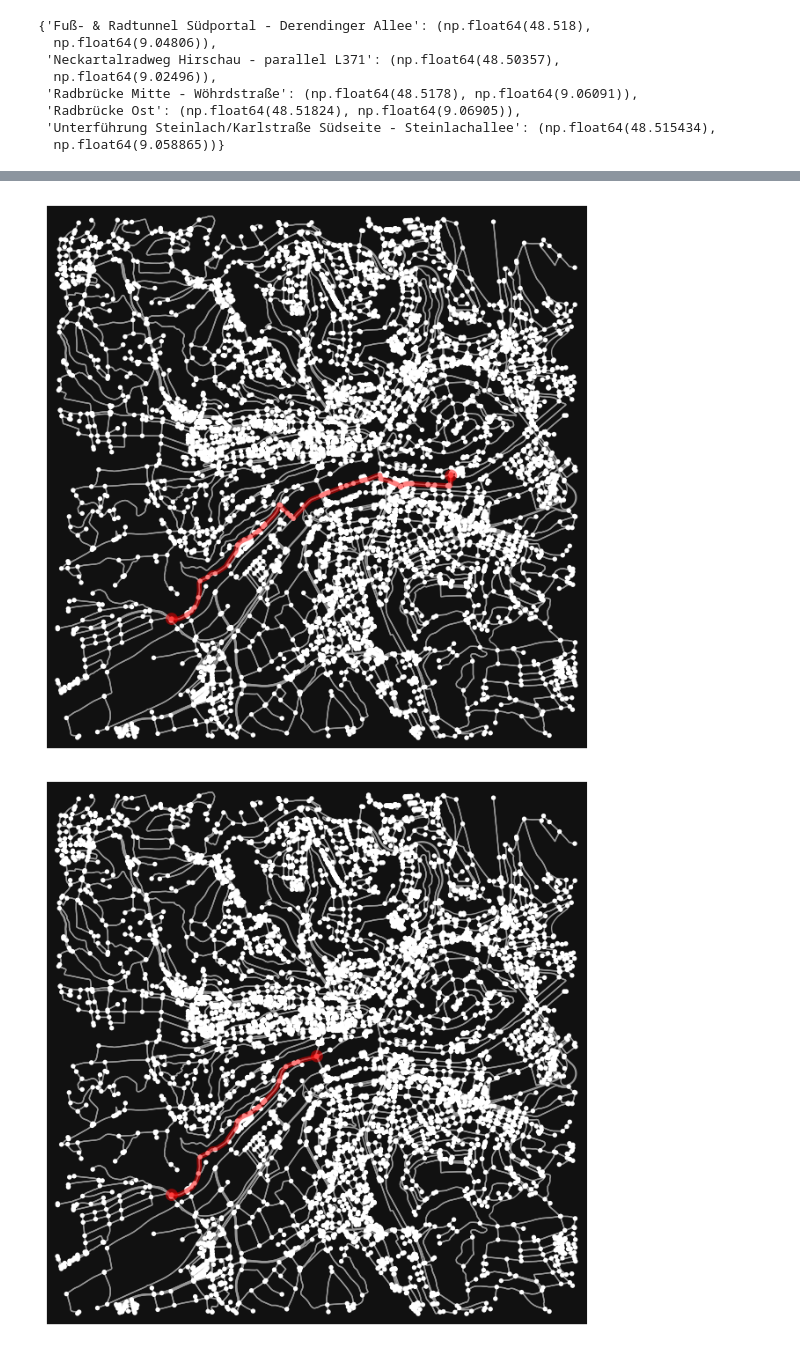
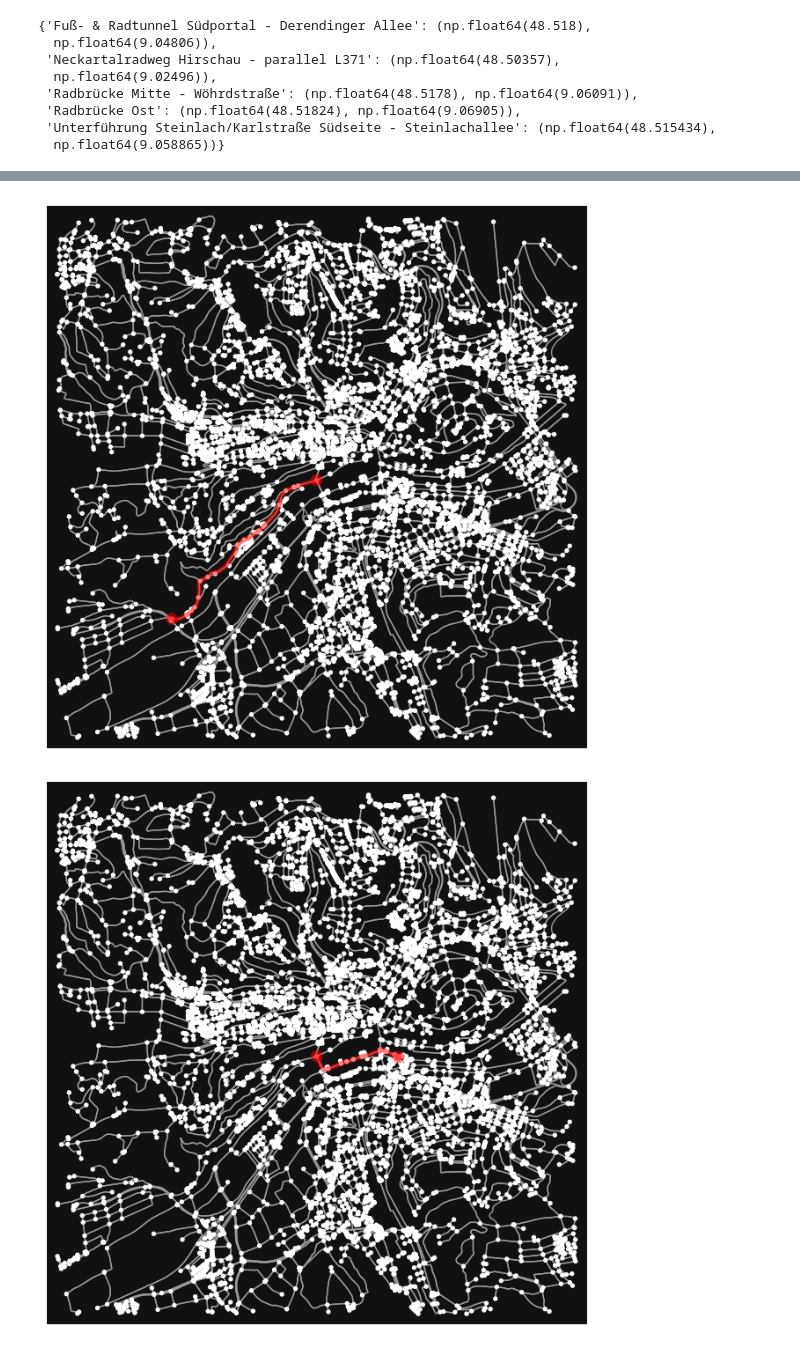
Before and after one commit to cleesee/fahrradzaehler, a Jupyter notebook: maps.ipynb, the cells around one changed output, grey strips where cells are left out. Saved outputs shown, nothing was run; the diff lists cells and outputs as text; code cells hidden in the pictures.

```diff
--- a/maps.ipynb
+++ b/maps.ipynb
@@ -84,12 +114,28 @@ Fahrrad-Distanz: 2521.1 m
 # %%
-route = nx.shortest_path(G, u, v, weight='length')
-routte1 = nx.shortest_path(G, v, w, weight='length')
-route2 = nx.shortest_path(G, u, w, weight='length')
-ox.plot_graph_route(G, route)
-ox.plot_graph_route(G, routte1)
-ox.plot_graph_route(G, route2)
+# we can also show the shortest path in a plot
+route_uv = nx.shortest_path(G, u, v, weight='length')
+route_uw = nx.shortest_path(G, u, w, weight='length')
+route_ux = nx.shortest_path(G, u, x, weight='length')
+route_uy = nx.shortest_path(G, u, y, weight='length')
+route_vw = nx.shortest_path(G, v, w, weight='length')
+route_vx = nx.shortest_path(G, v, x, weight='length')
+route_vy = nx.shortest_path(G, v, y, weight='length')
+route_wx = nx.shortest_path(G, w, x, weight='length')
+route_wy = nx.shortest_path(G, w, y, weight='length')
+route_xy = nx.shortest_path(G, x, y, weight='length')
+
+ox.plot_graph_route(G, route_uv)
+ox.plot_graph_route(G, route_uw)
+ox.plot_graph_route(G, route_ux)
+ox.plot_graph_route(G, route_uy)
+ox.plot_graph_route(G, route_vw)
+ox.plot_graph_route(G, route_vx)
+ox.plot_graph_route(G, route_vy)
+ox.plot_graph_route(G, route_wx)
+ox.plot_graph_route(G, route_wy)
+ox.plot_graph_route(G, route_xy)
 plt.show()
 # %% [output]
 [figure]
-[figure, old version]
+[figure, new version]
-[figure, old version]
+[figure, new version]
```
Also changed, not shown: parts of 8 cells of this notebook.
